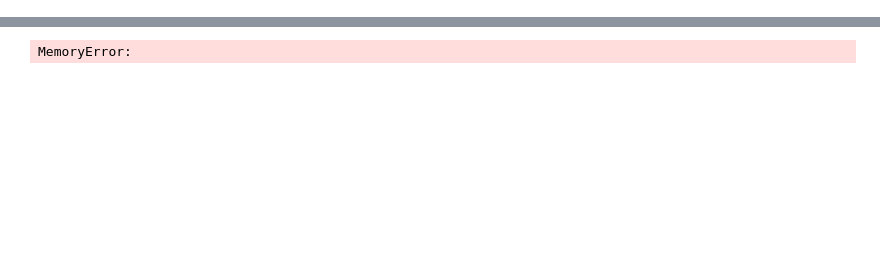
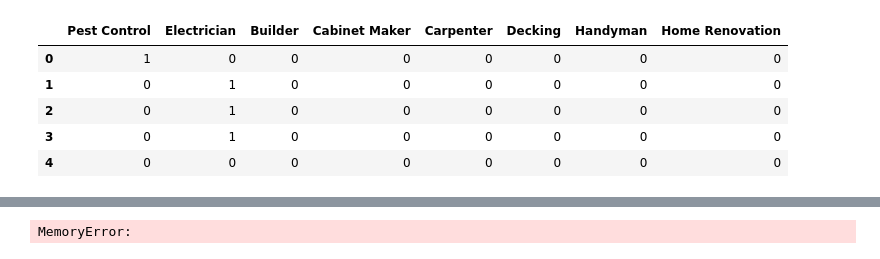
Before and after one commit to chrisqiqiu/predict_category_based_on_description, a Jupyter notebook: logistics_regression.ipynb, the cells around one changed output, grey strips where cells are left out. Cells and saved outputs as stored; diff of their text form; code cells hidden in the pictures; blank space fills up the shorter version.

```diff
--- a/logistics_regression.ipynb
+++ b/logistics_regression.ipynb
@@ -79,3 +113,15 @@ from sklearn.feature_extraction.text import TfidfVectorizer, CountVectorizer
+# %%
+count_vectorized_df_categories=pd.DataFrame(count_vectorized_matrix_categories.toarray())
+count_vectorized_df_categories.columns=count_vectorizer_categories.get_feature_names()
+# %%
+count_vectorized_df_categories[['Pest Control','Electrician','Builder','Cabinet Maker','Carpenter','Decking','Handyman','Home Renovation']].head()
+# %% [output]
+|  | Pest Control | Electrician | Builder | Cabinet Maker | Carpenter | Decking | Handyman | Home Renovation |
+| 0 | 1 | 0 | 0 | 0 | 0 | 0 | 0 | 0 |
+| 1 | 0 | 1 | 0 | 0 | 0 | 0 | 0 | 0 |
+| 2 | 0 | 1 | 0 | 0 | 0 | 0 | 0 | 0 |
+| 3 | 0 | 1 | 0 | 0 | 0 | 0 | 0 | 0 |
+| 4 | 0 | 0 | 0 | 0 | 0 | 0 | 0 | 0 |
 # %%
 tfidf_vectorizer_ps = TfidfVectorizer(analyzer=clean_text_by_porter_stem)
 tfidf_vectorized_matrix_ps = tfidf_vectorizer_ps.fit_transform(data['feature'] )
```
Also changed, not shown: parts of 27 cells of this notebook, 4 other files.
